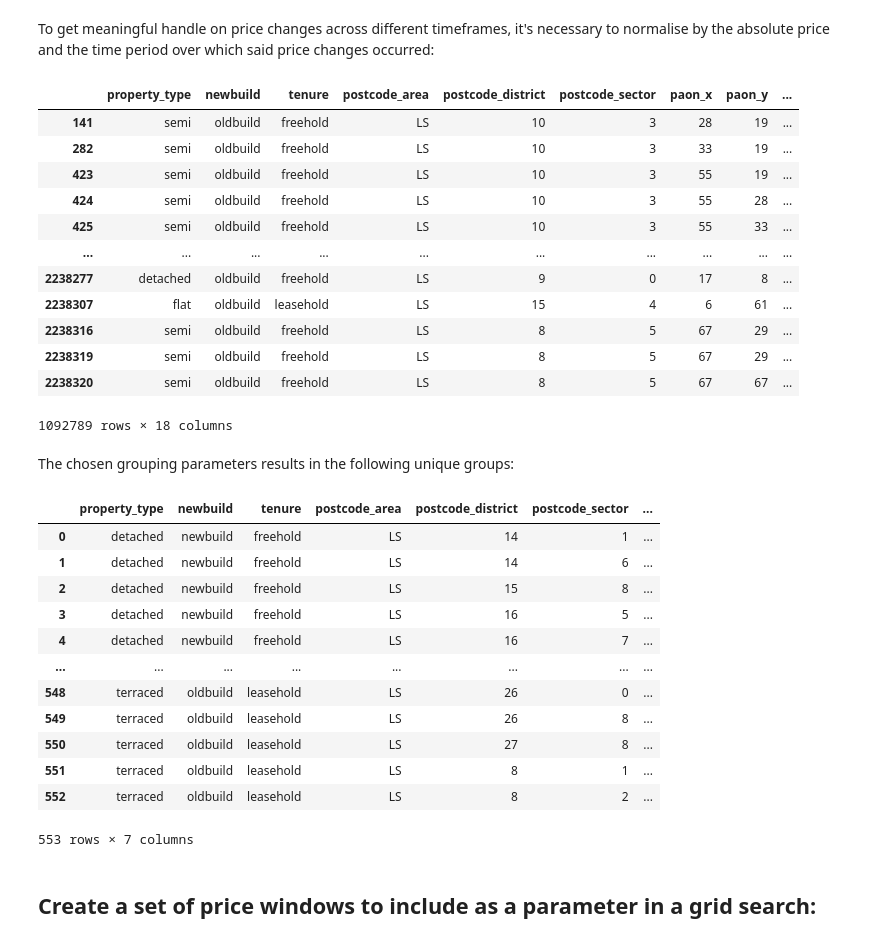
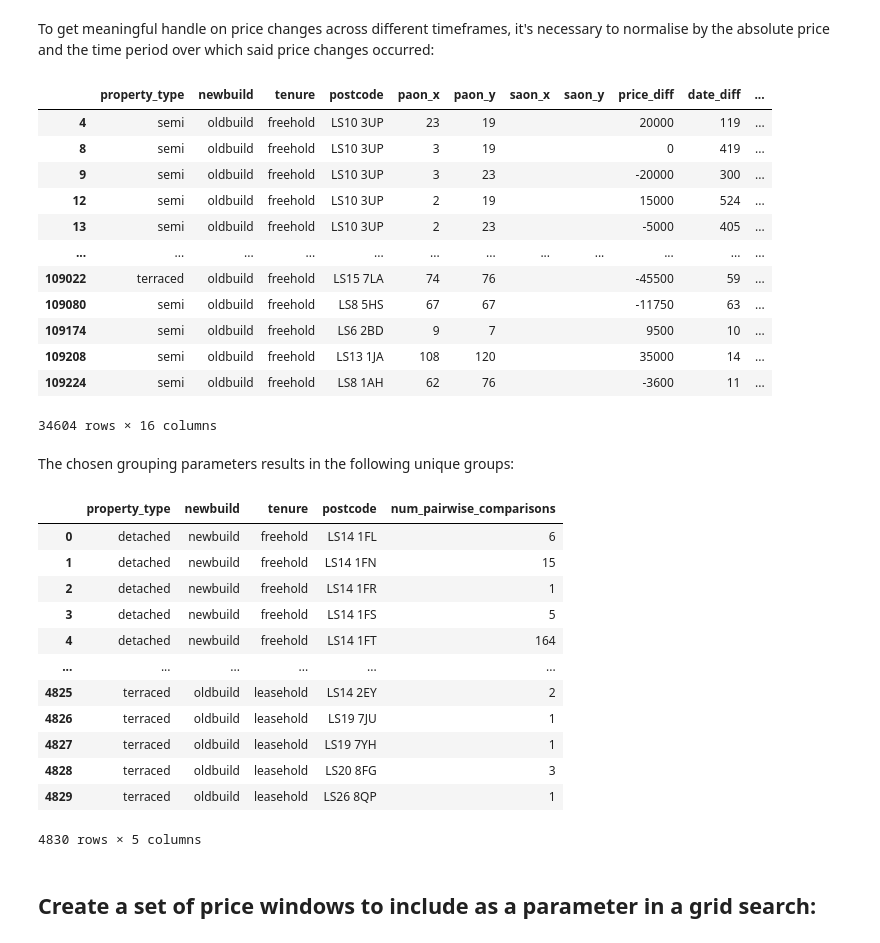
Before and after one commit to teerev/housing, a Jupyter notebook: price_explorer.ipynb, the cells around one changed output. Drawn from its saved outputs; the diff is of its cells as text; code cells hidden in the pictures.

```diff
--- a/price_explorer.ipynb
+++ b/price_explorer.ipynb
@@ -350,8 +355,8 @@ Choose a meaningful set of parameters by which to define the groupings
 # %%
 # choose meaningful, sensible parameters by which to put properties into groups
 # (example group: semi-detached newbuild freehold houses in LS6 2xx)
-grouping = ['property_type', 'newbuild', 'tenure', 'postcode_area', 'postcode_district', 'postcode_sector']
-#grouping = ['property_type', 'newbuild', 'tenure', 'postcode']
+#grouping = ['property_type', 'newbuild', 'tenure', 'postcode_area', 'postcode_district', 'postcode_sector']
+grouping = ['property_type', 'newbuild', 'tenure', 'postcode']
 
 # self-join on the property_grouping column to get all pairwise comparisons among the groups
 df_ = df_.merge(df_, on=grouping)
@@ -380,47 +385,47 @@ df_['percent_price_change_per_day'] = (df_['price_diff'] / df_['price_init']) /
 # %%
 # discard superfluous columns
 columns_to_keep = grouping + ['paon_x', 'paon_y', 'saon_x', 'saon_y', 'price_diff', 'date_diff', 'date_final', 'date_init', 'price_init', 'price_final', 'percent_price_change_per_day']
 df_ = df_[columns_to_keep]
 
 # make grouping column for convenience
-df_['grouping'] = df_['property_type'] + '-' + df_['newbuild'] + '-' + df_['tenure'] + '-' + df_['postcode_area'] + '-' + df_['postcode_district'] + '-' + df_['postcode_sector']
-#df_['grouping'] = df_['property_type'] + '-' + df_['newbuild'] + '-' + df_['tenure'] + '-' + df_['postcode']
+#df_['grouping'] = df_['property_type'] + '-' + df_['newbuild'] + '-' + df_['tenure'] + '-' + df_['postcode_area'] + '-' + df_['postcode_district'] + '-' + df_['postcode_sector']
+df_['grouping'] = df_['property_type'] + '-' + df_['newbuild'] + '-' + df_['tenure'] + '-' + df_['postcode']
 
 # inspect dataframe
 df_
 # %% [output]
-|  | property_type | newbuild | tenure | postcode_area | postcode_district | postcode_sector | paon_x | paon_y | ... |
-| 141 | semi | oldbuild | freehold | LS | 10 | 3 | 28 | 19 | ... |
-| 282 | semi | oldbuild | freehold | LS | 10 | 3 | 33 | 19 | ... |
-| 423 | semi | oldbuild | freehold | LS | 10 | 3 | 55 | 19 | ... |
-| 424 | semi | oldbuild | freehold | LS | 10 | 3 | 55 | 28 | ... |
-| 425 | semi | oldbuild | freehold | LS | 10 | 3 | 55 | 33 | ... |
-| ... | ... | ... | ... | ... | ... | ... | ... | ... | ... |
-| 2238277 | detached | oldbuild | freehold | LS | 9 | 0 | 17 | 8 | ... |
-| 2238307 | flat | oldbuild | leasehold | LS | 15 | 4 | 6 | 61 | ... |
-| 2238316 | semi | oldbuild | freehold | LS | 8 | 5 | 67 | 29 | ... |
-| 2238319 | semi | oldbuild | freehold | LS | 8 | 5 | 67 | 29 | ... |
-| 2238320 | semi | oldbuild | freehold | LS | 8 | 5 | 67 | 67 | ... |
+|  | property_type | newbuild | tenure | postcode | paon_x | paon_y | saon_x | saon_y | price_diff | date_diff | ... |
+| 4 | semi | oldbuild | freehold | LS10 3UP | 23 | 19 |  |  | 20000 | 119 | ... |
+| 8 | semi | oldbuild | freehold | LS10 3UP | 3 | 19 |  |  | 0 | 419 | ... |
+| 9 | semi | oldbuild | freehold | LS10 3UP | 3 | 23 |  |  | -20000 | 300 | ... |
+| 12 | semi | oldbuild | freehold | LS10 3UP | 2 | 19 |  |  | 15000 | 524 | ... |
+| 13 | semi | oldbuild | freehold | LS10 3UP | 2 | 23 |  |  | -5000 | 405 | ... |
+| ... | ... | ... | ... | ... | ... | ... | ... | ... | ... | ... | ... |
+| 109022 | terraced | oldbuild | freehold | LS15 7LA | 74 | 76 |  |  | -45500 | 59 | ... |
+| 109080 | semi | oldbuild | freehold | LS8 5HS | 67 | 67 |  |  | -11750 | 63 | ... |
+| 109174 | semi | oldbuild | freehold | LS6 2BD | 9 | 7 |  |  | 9500 | 10 | ... |
+| 109208 | semi | oldbuild | freehold | LS13 1JA | 108 | 120 |  |  | 35000 | 14 | ... |
+| 109224 | semi | oldbuild | freehold | LS8 1AH | 62 | 76 |  |  | -3600 | 11 | ... |
-1092789 rows × 18 columns
+34604 rows × 16 columns
 # %% [markdown]
 The chosen grouping parameters results in the following unique groups:
 # %%
 groups = df_.groupby(grouping).size().reset_index().rename(columns={0: 'num_pairwise_comparisons'})
 groups
 # %% [output]
-|  | property_type | newbuild | tenure | postcode_area | postcode_district | postcode_sector | ... |
-| 0 | detached | newbuild | freehold | LS | 14 | 1 | ... |
-| 1 | detached | newbuild | freehold | LS | 14 | 6 | ... |
-| 2 | detached | newbuild | freehold | LS | 15 | 8 | ... |
-| 3 | detached | newbuild | freehold | LS | 16 | 5 | ... |
-| 4 | detached | newbuild | freehold | LS | 16 | 7 | ... |
-| ... | ... | ... | ... | ... | ... | ... | ... |
-| 548 | terraced | oldbuild | leasehold | LS | 26 | 0 | ... |
-| 549 | terraced | oldbuild | leasehold | LS | 26 | 8 | ... |
-| 550 | terraced | oldbuild | leasehold | LS | 27 | 8 | ... |
-| 551 | terraced | oldbuild | leasehold | LS | 8 | 1 | ... |
-| 552 | terraced | oldbuild | leasehold | LS | 8 | 2 | ... |
+|  | property_type | newbuild | tenure | postcode | num_pairwise_comparisons |
+| 0 | detached | newbuild | freehold | LS14 1FL | 6 |
+| 1 | detached | newbuild | freehold | LS14 1FN | 15 |
+| 2 | detached | newbuild | freehold | LS14 1FR | 1 |
+| 3 | detached | newbuild | freehold | LS14 1FS | 5 |
+| 4 | detached | newbuild | freehold | LS14 1FT | 164 |
+| ... | ... | ... | ... | ... | ... |
+| 4825 | terraced | oldbuild | leasehold | LS14 2EY | 2 |
+| 4826 | terraced | oldbuild | leasehold | LS19 7JU | 1 |
+| 4827 | terraced | oldbuild | leasehold | LS19 7YH | 1 |
+| 4828 | terraced | oldbuild | leasehold | LS20 8FG | 3 |
+| 4829 | terraced | oldbuild | leasehold | LS26 8QP | 1 |
-553 rows × 7 columns
+4830 rows × 5 columns
 # %% [markdown]
 ## Create a set of price windows to include as a parameter in a grid search:
 # %%
```
Also changed, not shown: parts of 8 cells of this notebook.
